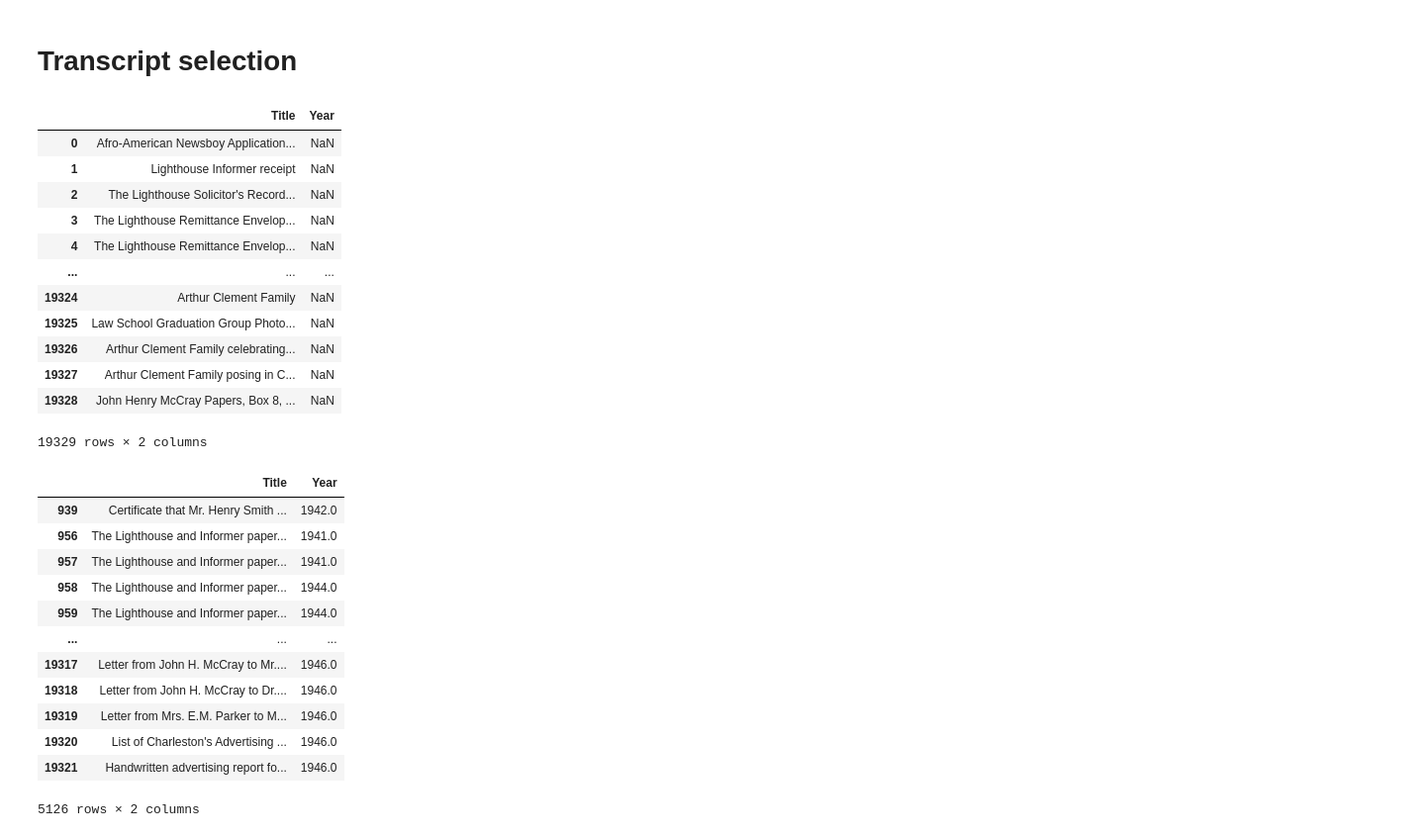
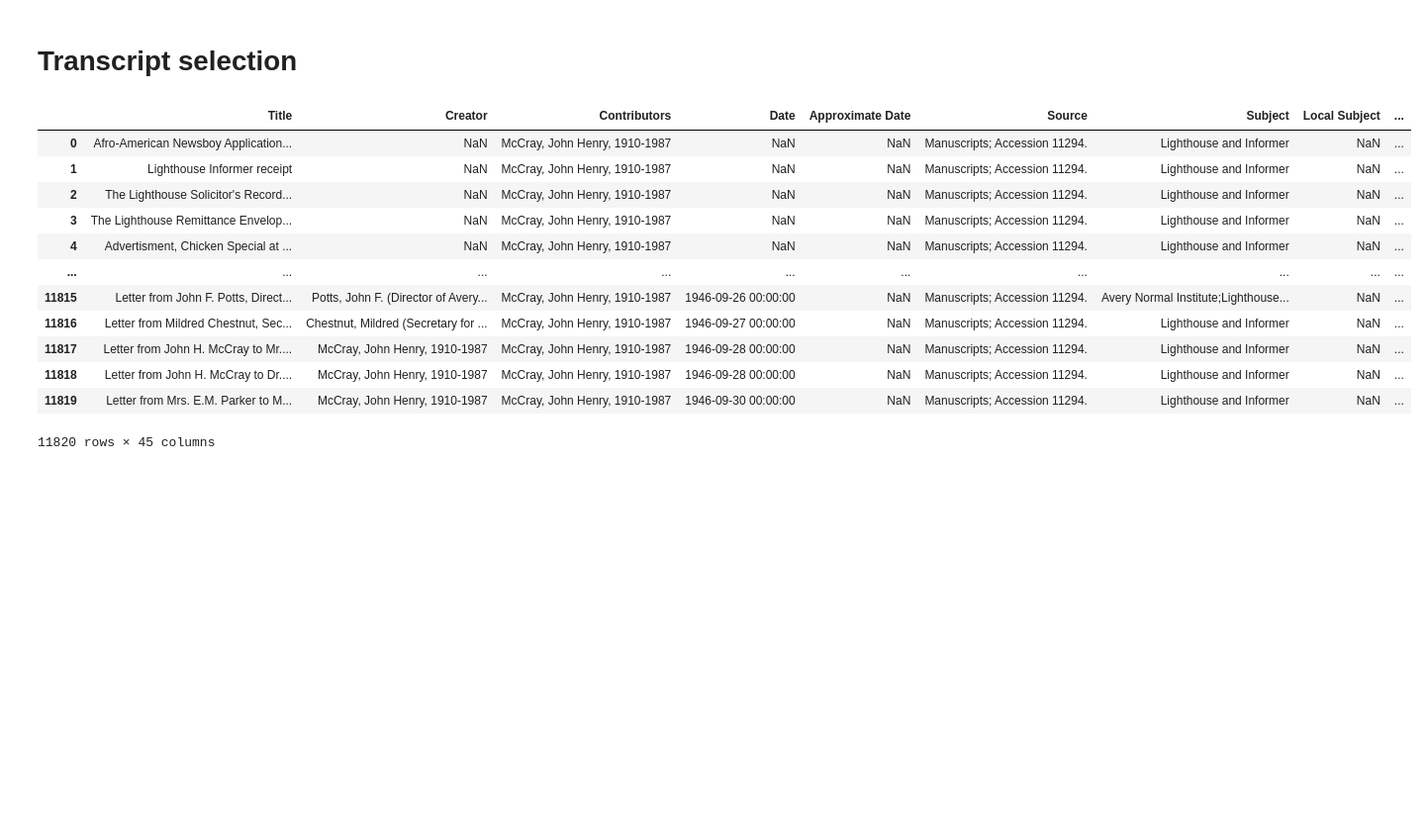
Before and after one commit to UofSCLibraries-DRS/AspireAI_LLM_Project, a Jupyter notebook: data_handling/transcript_select.ipynb, the cells around one changed output. Shown: that part at 99% size. Cells and saved outputs as stored; diff of their text form; code cells hidden in the pictures; blank space fills up the shorter version.

```diff
--- a/data_handling/transcript_select.ipynb
+++ b/data_handling/transcript_select.ipynb
@@ -5,42 +5,21 @@ import pandas as pd
 import csv
 from utils.constants import Paths
 # %%
-path = Paths.mccray_modified_metadata
+# path = Paths.mccray_modified_metadata
+path = r"../data/mccray/october_sprint/mccray d_main.csv"
 df = pd.read_csv(path)
-
-start_year = 1940
-end_year = 1950
-
-display(df[['Title', 'Year']])
-
-df = df[df['Year'] >= start_year]
-df = df[df['Year'] <= end_year]
-
-display(df[['Title', 'Year']])
+df
 # %% [output]
-|  | Title | Year |
-| 0 | Afro-American Newsboy Application... | NaN |
-| 1 | Lighthouse Informer receipt | NaN |
-| 2 | The Lighthouse Solicitor's Record... | NaN |
-| 3 | The Lighthouse Remittance Envelop... | NaN |
-| 4 | The Lighthouse Remittance Envelop... | NaN |
-| ... | ... | ... |
-| 19324 | Arthur Clement Family | NaN |
-| 19325 | Law School Graduation Group Photo... | NaN |
-| 19326 | Arthur Clement Family celebrating... | NaN |
-| 19327 | Arthur Clement Family posing in C... | NaN |
-| 19328 | John Henry McCray Papers, Box 8, ... | NaN |
+|  | Title | Creator | Contributors | Date | Approximate Date | Source | Subject | Local Subject | ... |
+| 0 | Afro-American Newsboy Application... | NaN | McCray, John Henry, 1910-1987 | NaN | NaN | Manuscripts; Accession 11294. | Lighthouse and Informer | NaN | ... |
+| 1 | Lighthouse Informer receipt | NaN | McCray, John Henry, 1910-1987 | NaN | NaN | Manuscripts; Accession 11294. | Lighthouse and Informer | NaN | ... |
+| 2 | The Lighthouse Solicitor's Record... | NaN | McCray, John Henry, 1910-1987 | NaN | NaN | Manuscripts; Accession 11294. | Lighthouse and Informer | NaN | ... |
+| 3 | The Lighthouse Remittance Envelop... | NaN | McCray, John Henry, 1910-1987 | NaN | NaN | Manuscripts; Accession 11294. | Lighthouse and Informer | NaN | ... |
+| 4 | Advertisment, Chicken Special at ... | NaN | McCray, John Henry, 1910-1987 | NaN | NaN | Manuscripts; Accession 11294. | Lighthouse and Informer | NaN | ... |
+| ... | ... | ... | ... | ... | ... | ... | ... | ... | ... |
+| 11815 | Letter from John F. Potts, Direct... | Potts, John F. (Director of Avery... | McCray, John Henry, 1910-1987 | 1946-09-26 00:00:00 | NaN | Manuscripts; Accession 11294. | Avery Normal Institute;Lighthouse... | NaN | ... |
+| 11816 | Letter from Mildred Chestnut, Sec... | Chestnut, Mildred (Secretary for ... | McCray, John Henry, 1910-1987 | 1946-09-27 00:00:00 | NaN | Manuscripts; Accession 11294. | Lighthouse and Informer | NaN | ... |
+| 11817 | Letter from John H. McCray to Mr.... | McCray, John Henry, 1910-1987 | McCray, John Henry, 1910-1987 | 1946-09-28 00:00:00 | NaN | Manuscripts; Accession 11294. | Lighthouse and Informer | NaN | ... |
+| 11818 | Letter from John H. McCray to Dr.... | McCray, John Henry, 1910-1987 | McCray, John Henry, 1910-1987 | 1946-09-28 00:00:00 | NaN | Manuscripts; Accession 11294. | Lighthouse and Informer | NaN | ... |
+| 11819 | Letter from Mrs. E.M. Parker to M... | McCray, John Henry, 1910-1987 | McCray, John Henry, 1910-1987 | 1946-09-30 00:00:00 | NaN | Manuscripts; Accession 11294. | Lighthouse and Informer | NaN | ... |
-19329 rows × 2 columns
+11820 rows × 45 columns
-|  | Title | Year |
-| 939 | Certificate that Mr. Henry Smith ... | 1942.0 |
-| 956 | The Lighthouse and Informer paper... | 1941.0 |
-| 957 | The Lighthouse and Informer paper... | 1941.0 |
-| 958 | The Lighthouse and Informer paper... | 1944.0 |
-| 959 | The Lighthouse and Informer paper... | 1944.0 |
-| ... | ... | ... |
-| 19317 | Letter from John H. McCray to Mr.... | 1946.0 |
-| 19318 | Letter from John H. McCray to Dr.... | 1946.0 |
-| 19319 | Letter from Mrs. E.M. Parker to M... | 1946.0 |
-| 19320 | List of Charleston's Advertising ... | 1946.0 |
-| 19321 | Handwritten advertising report fo... | 1946.0 |
-5126 rows × 2 columns
```
Also changed, not shown: parts of 4 cells of this notebook, 13 other files.
